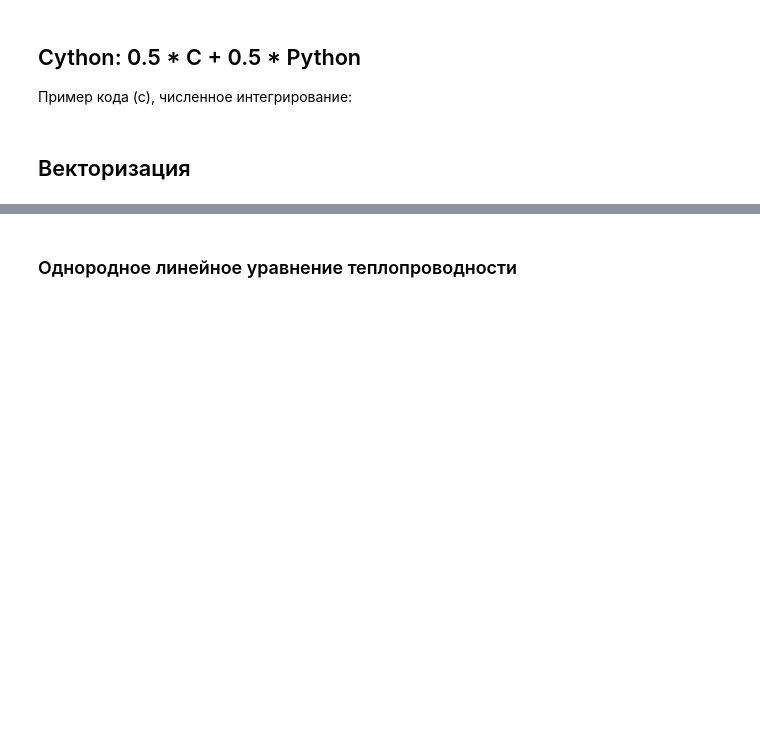
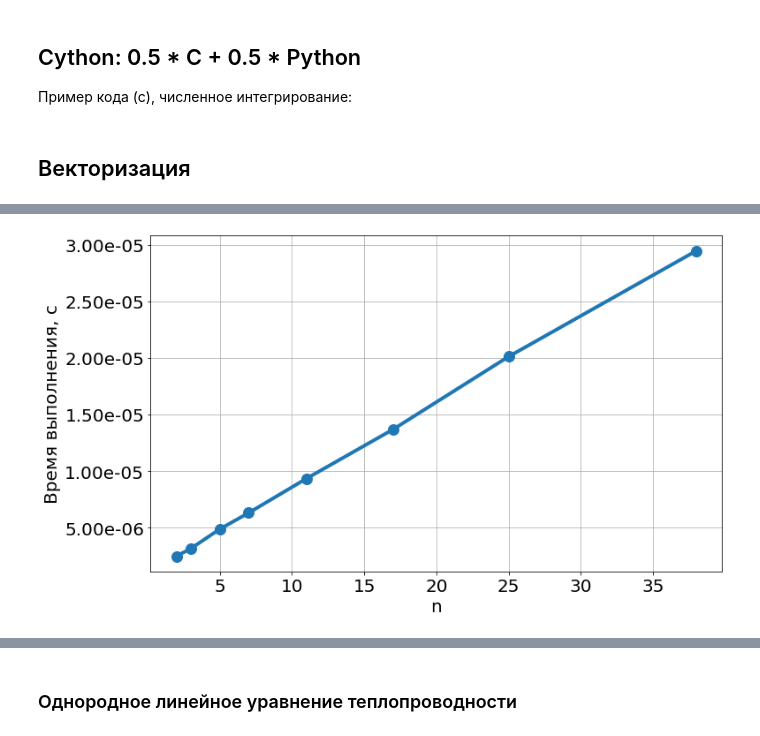
Before and after one commit to akar1492/edu_num_methods_python, a Jupyter notebook: lecture_12_speedup/lecture_12_speedup.ipynb, the cells around one changed output, grey strips where cells are left out. Saved outputs shown, nothing was run; the diff lists cells and outputs as text; code cells hidden in the pictures; blank space fills up the shorter version.

```diff
--- a/lecture_12_speedup/lecture_12_speedup.ipynb
+++ b/lecture_12_speedup/lecture_12_speedup.ipynb
@@ -5,4 +5,5 @@ __Автор__: Карпаев Алексей, ассистент кафедры
 # %%
+# стандартные импорты
 import numpy as np
 import math as m
 import matplotlib.pyplot as plt
@@ -12,4 +13,5 @@ import timeit
 
 figsizeConst = (11.6, 7.)
 plt.rc('font', size=20)
+plt.rc('lines', linewidth=4, linestyle='-', marker='o', markersize=12)
 # %% [markdown]
@@ -103,10 +105,11 @@ def SpecificFunctionArray(array):
         resultArray[i] = m.cos(m.sin(array[i]**2.)) / (1. + m.exp(-2.*array[i]))
     return resultArray
 # %%
-N = int(1e3)
-arrayA = [5*i for i in range(N)]
-arrayB = arrayA
+n = int(1e3)
+arrayA = [5*i for i in range(n)]
+arrayB = arrayA.copy()
 
+print('Результаты:\n')
 print (AddArrays(arrayA, arrayB)[1:10], '\n')
 print (MultiplyArrays(arrayA, arrayB)[1:10], '\n')
 print (SpecificFunctionArray(arrayB)[1:10], '\n')
@@ -135 +143,13 @@ plt.show()
+# %%
+# график времени выполнения
+from matplotlib.ticker import FormatStrFormatter
+plt.figure(figsize=figsizeConst)
+plt.plot(lengthsList, runtimesList)
+plt.gca().yaxis.set_major_formatter(FormatStrFormatter('%.2e'))
+plt.ylabel('Время выполнения, с')
+plt.xlabel('n')
+plt.grid('off')
+plt.show()
+# %% [output]
+[figure, added]
 # %%
```
Also changed, not shown: parts of 45 cells of this notebook.
